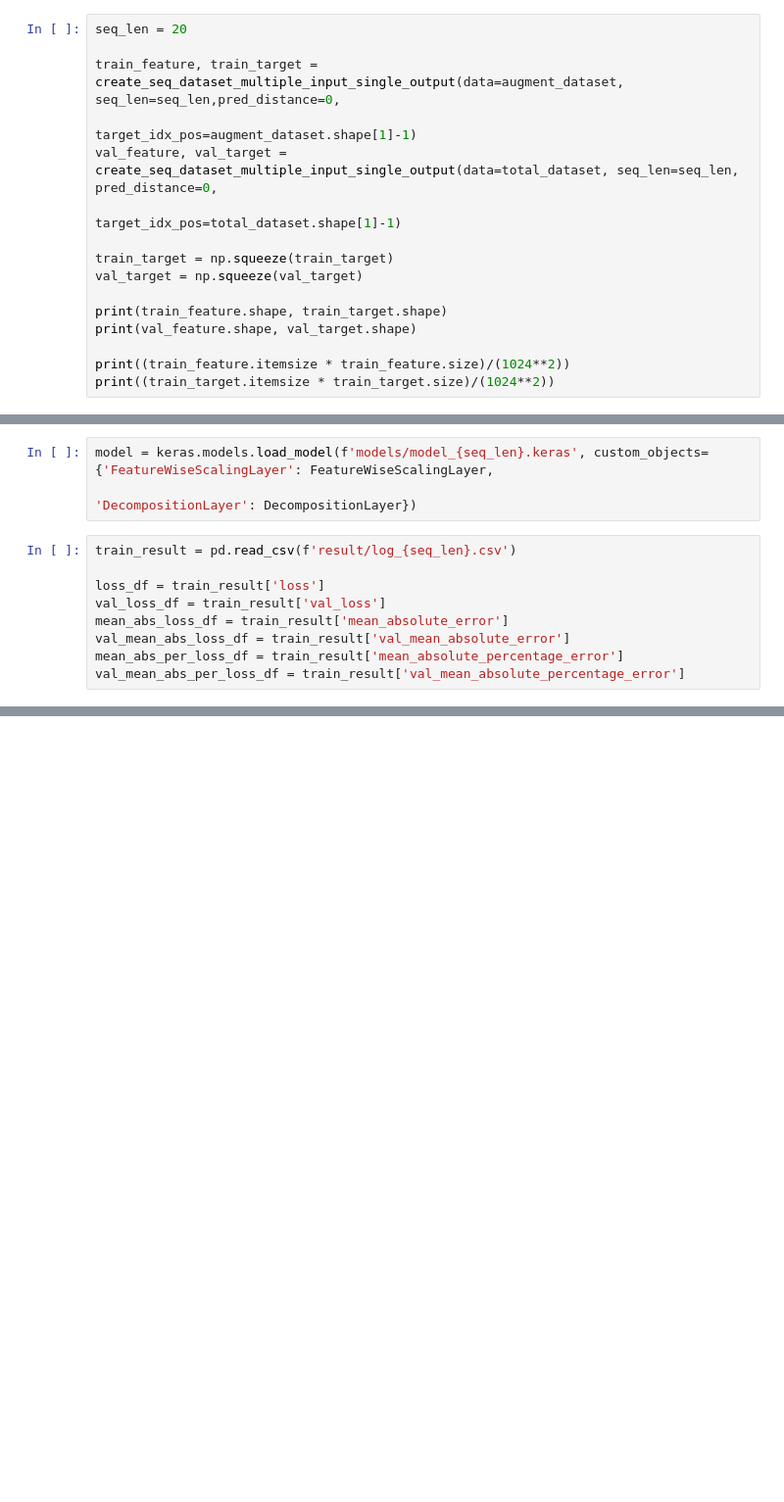
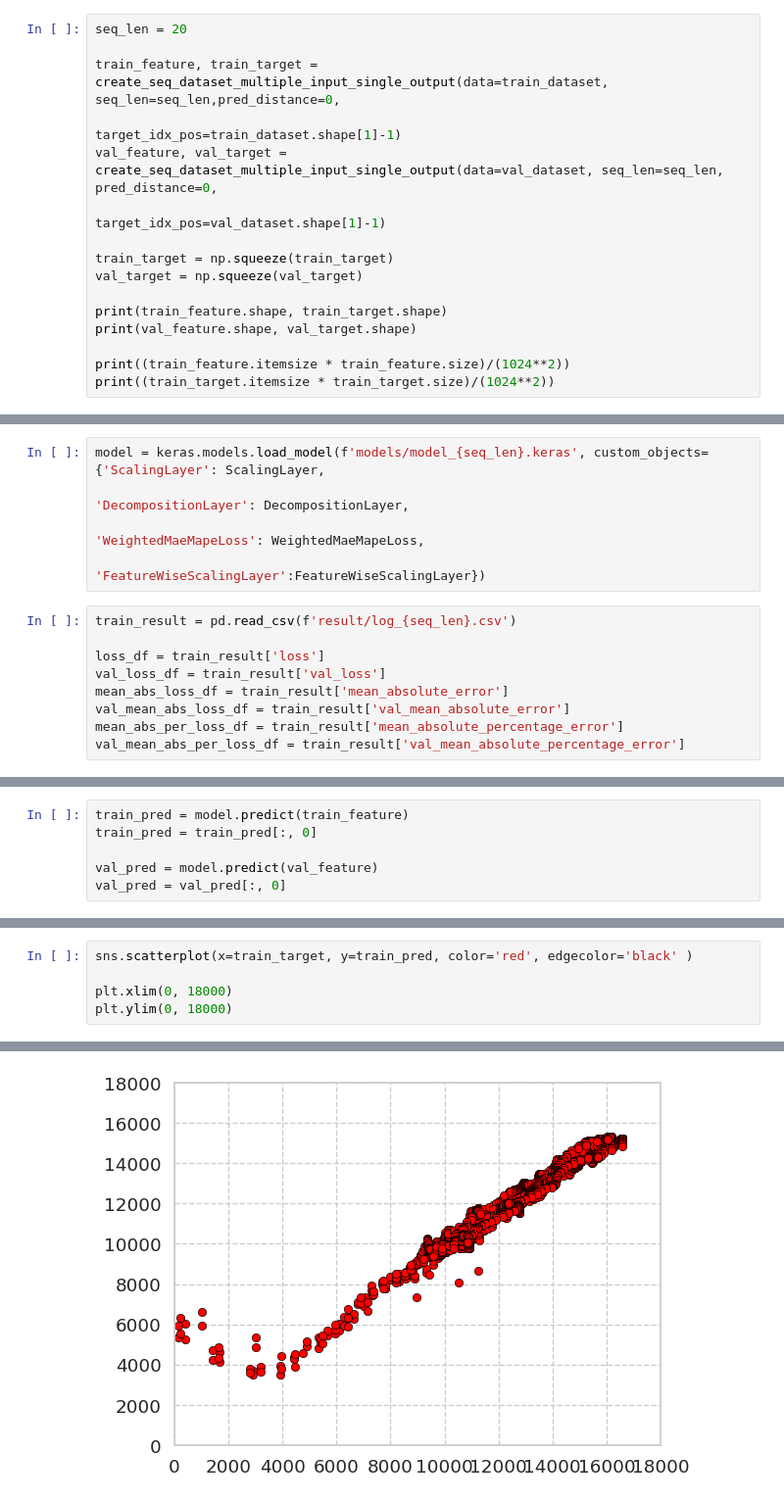
Before and after one commit to jinbeomjeong/estimate_venturi_pump_flow, a Jupyter notebook: create_estmation_flow_model.ipynb, the cells around one changed output, grey strips where cells are left out. Shown at 98% size. Cells and saved outputs as stored; diff of their text form; blank space fills up the shorter version.

Commit message:
fix create model

```diff
--- a/create_estmation_flow_model.ipynb
+++ b/create_estmation_flow_model.ipynb
@@ -182,10 +229,10 @@ augment_dataset = np.concatenate([augment_dataset_1, augment_dataset_2], axis=0)
 # %%
 seq_len = 20
 
-train_feature, train_target = create_seq_dataset_multiple_input_single_output(data=augment_dataset, seq_len=seq_len,pred_distance=0,
-                                                                              target_idx_pos=augment_dataset.shape[1]-1)
-val_feature, val_target = create_seq_dataset_multiple_input_single_output(data=total_dataset, seq_len=seq_len, pred_distance=0,
-                                                                          target_idx_pos=total_dataset.shape[1]-1)
+train_feature, train_target = create_seq_dataset_multiple_input_single_output(data=train_dataset, seq_len=seq_len,pred_distance=0,
+                                                                              target_idx_pos=train_dataset.shape[1]-1)
+val_feature, val_target = create_seq_dataset_multiple_input_single_output(data=val_dataset, seq_len=seq_len, pred_distance=0,
+                                                                          target_idx_pos=val_dataset.shape[1]-1)
 
 train_target = np.squeeze(train_target)
 val_target = np.squeeze(val_target)
@@ -305,7 +341,9 @@ Epoch 5211: val_loss did not improve from 68.97191
 <keras.src.callbacks.history.History at 0x...>
 # %%
-model = keras.models.load_model(f'models/model_{seq_len}.keras', custom_objects={'FeatureWiseScalingLayer': FeatureWiseScalingLayer,
-                                                                                 'DecompositionLayer': DecompositionLayer})
+model = keras.models.load_model(f'models/model_{seq_len}.keras', custom_objects={'ScalingLayer': ScalingLayer,
+                                                                                 'DecompositionLayer': DecompositionLayer,
+                                                                                 'WeightedMaeMapeLoss': WeightedMaeMapeLoss,
+                                                                                 'FeatureWiseScalingLayer':FeatureWiseScalingLayer})
 # %%
 train_result = pd.read_csv(f'result/log_{seq_len}.csv')
 
@@ -407,0 +446,6 @@ ax1.xaxis.set_major_formatter(formatter)
+# %%
+train_pred = model.predict(train_feature)
+train_pred = train_pred[:, 0]
+
+val_pred = model.predict(val_feature)
+val_pred = val_pred[:, 0]
@@ -407,0 +461,6 @@ ax1.xaxis.set_major_formatter(formatter)
+# %%
+sns.scatterplot(x=train_target, y=train_pred, color='red', edgecolor='black' )
+
+plt.xlim(0, 18000)
+plt.ylim(0, 18000)
+# %% [output]
@@ -407,0 +468 @@ ax1.xaxis.set_major_formatter(formatter)
+[figure, added]
```
Also changed, not shown: parts of 30 cells of this notebook, 4 other files.
